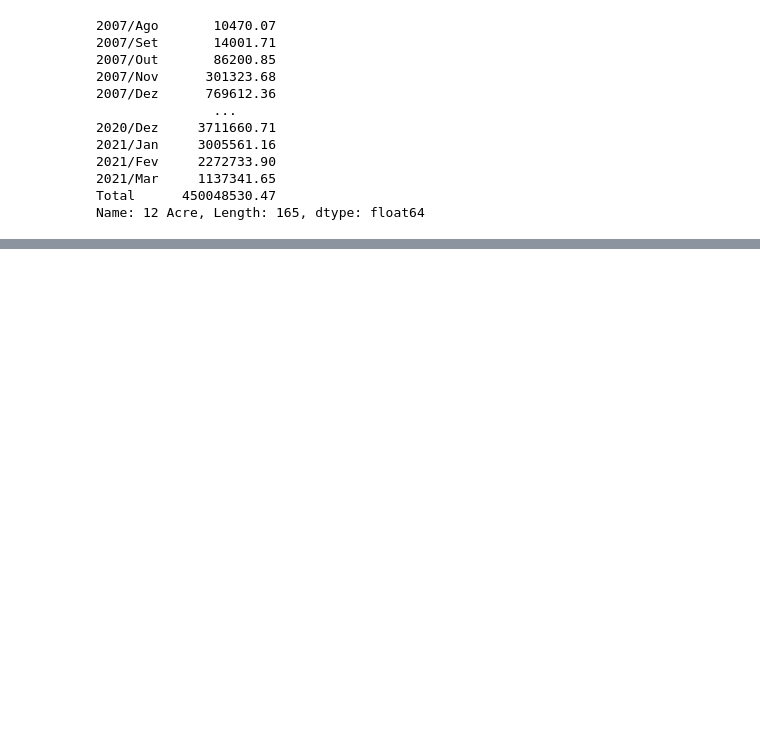
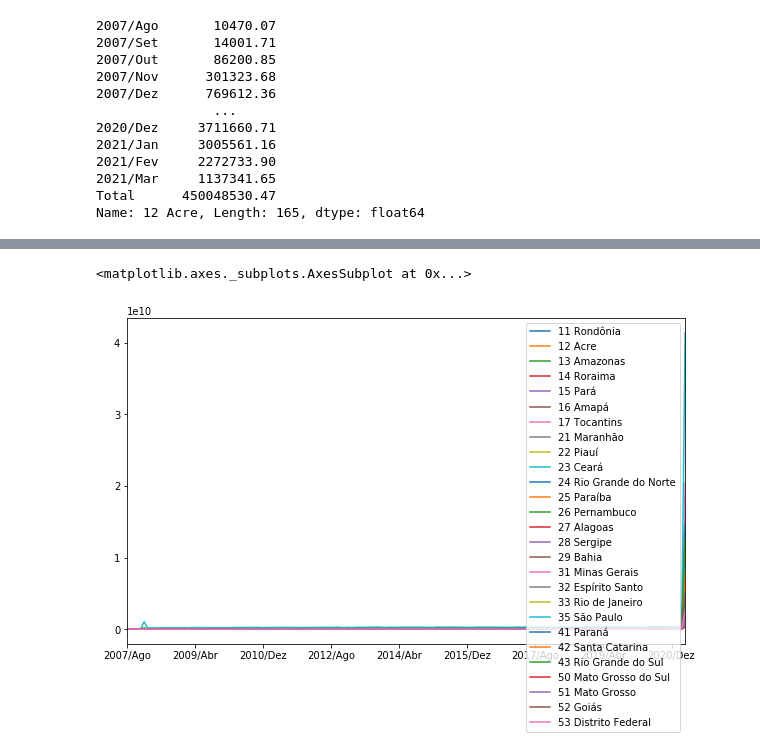
Before and after one commit to bibianaprevedello/Bootcamp-Alura, a Jupyter notebook: Módulo 01 - Python e Pandas para Análise de Dados Reais.ipynb, the cells around one changed output, grey strips where cells are left out. Saved outputs shown, nothing was run; the diff lists cells and outputs as text; code cells hidden in the pictures; blank space fills up the shorter version.

```diff
--- a/Módulo 01 - Python e Pandas para Análise de Dados Reais.ipynb
+++ b/Módulo 01 - Python e Pandas para Análise de Dados Reais.ipynb
@@ -329,0 +343,5 @@ Name: 12 Acre, Length: 165, dtype: float64
+# %%
+usaveis.T.plot(figsize=(10,6))
+# %% [output]
+<matplotlib.axes._subplots.AxesSubplot at 0x...>
+[figure, added]
```
Also changed, not shown: parts of 35 cells of this notebook.
